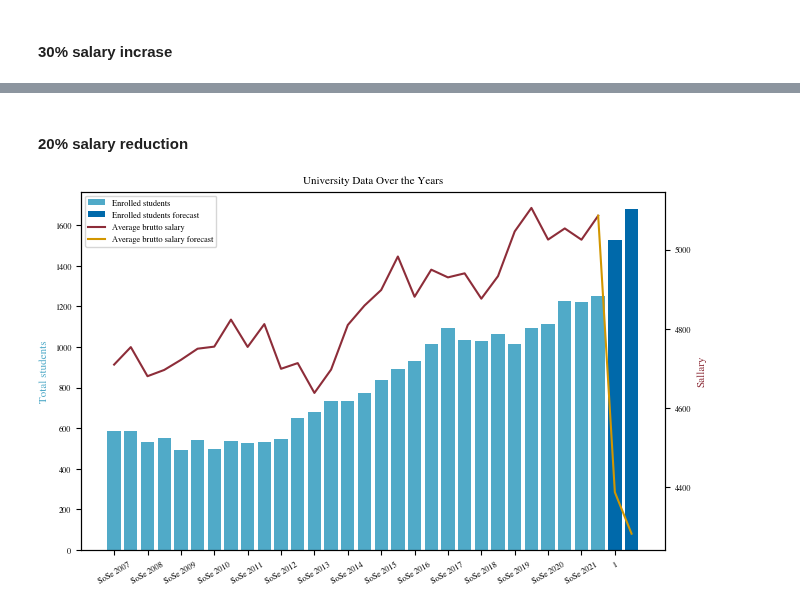
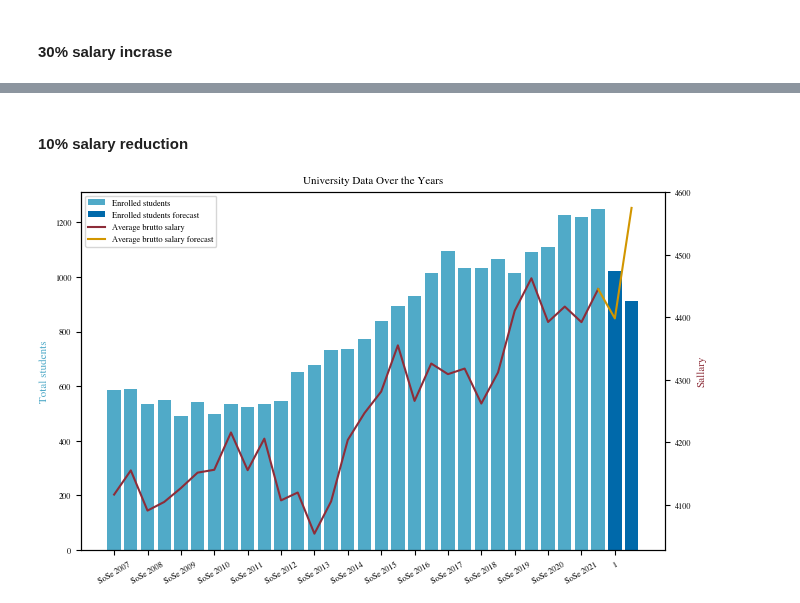
Before and after one commit to mxs01/AnalysingStudentDevelopment, a Jupyter notebook: exp/exp_03_modifyInputData.ipynb, the cells around one changed output, grey strips where cells are left out. Drawn from its saved outputs; the diff is of its cells as text; code cells hidden in the pictures.

Commit message:
fix salary bug

```diff
--- a/exp/exp_03_modifyInputData.ipynb
+++ b/exp/exp_03_modifyInputData.ipynb
@@ -84,9 +84,9 @@ plot(completeData, forecast, YEARS[3:-4])
 # %% [markdown]
-#### 20% salary reduction
+#### 10% salary reduction
 # %%
-modifiedSalary = modifySalary(completeData, lambda x: x * 0.8)
+modifiedSalary = modifySalary(completeData, lambda x: x * 0.9)
 lagged_values = modifiedSalary[-PAST_STEPS:]  # Use the last available values as lagged values
 forecast = results.forecast(lagged_values, steps=PREDICTION_STPES)
 plot(completeData, forecast, YEARS[3:-4])
 # %% [output]
-[figure, old version]
+[figure, new version]
```
Also changed, not shown: parts of 2 cells of this notebook, 1 other file.
